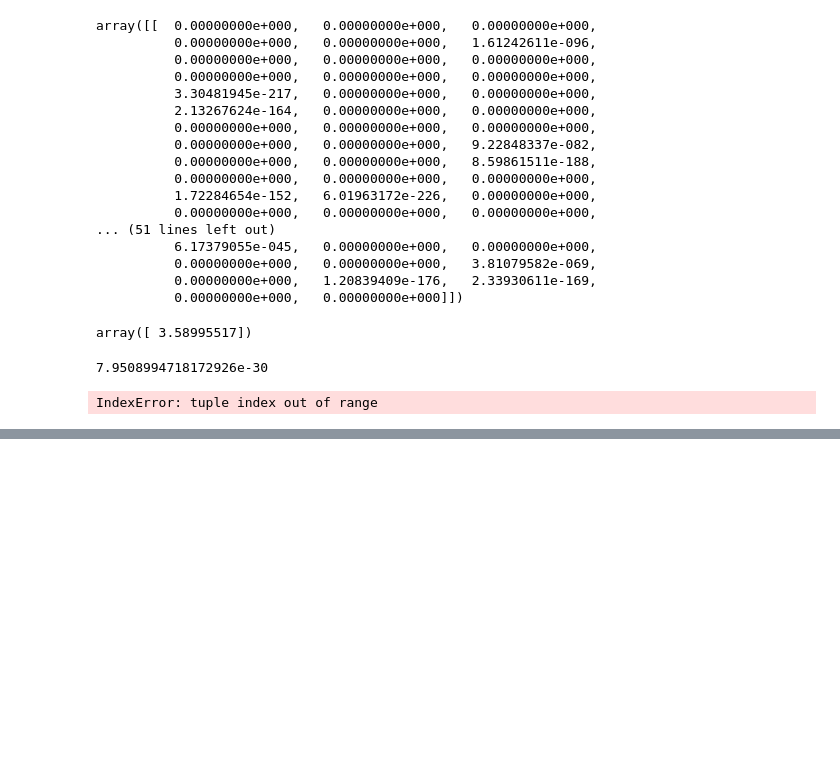
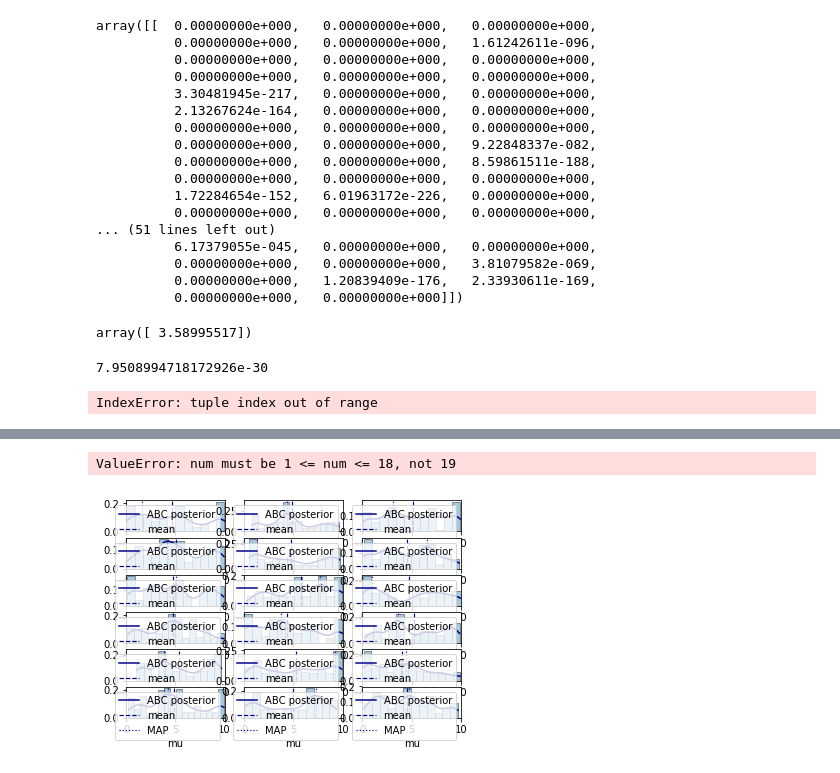
Before and after one commit to diadochos/acm2017_abc, a Jupyter notebook: notebooks/20BivariateGauss.ipynb, the cells around one changed output, grey strips where cells are left out. Saved outputs shown, nothing was run; the diff lists cells and outputs as text; code cells hidden in the pictures; blank space fills up the shorter version.

```diff
--- a/notebooks/20BivariateGauss.ipynb
+++ b/notebooks/20BivariateGauss.ipynb
@@ -297,0 +329,5 @@ IndexError: tuple index out of range
+# %%
+plot_marginals(bolfi, xlim=[(0,10)]*20, kde=False)
+# %% [output]
+ValueError: num must be 1 <= num <= 18, not 19
+[figure, added]
```
Also changed, not shown: parts of 11 cells of this notebook, 3 other files.
